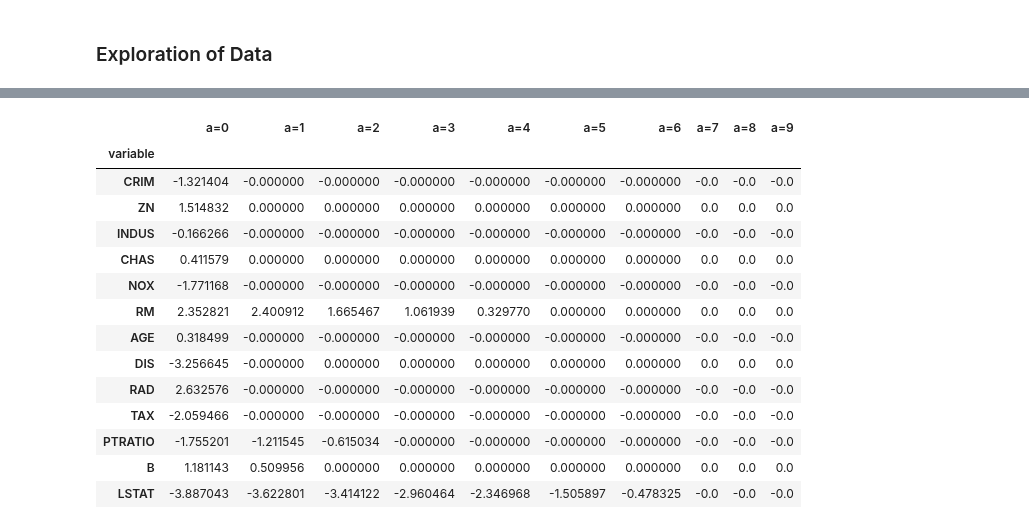
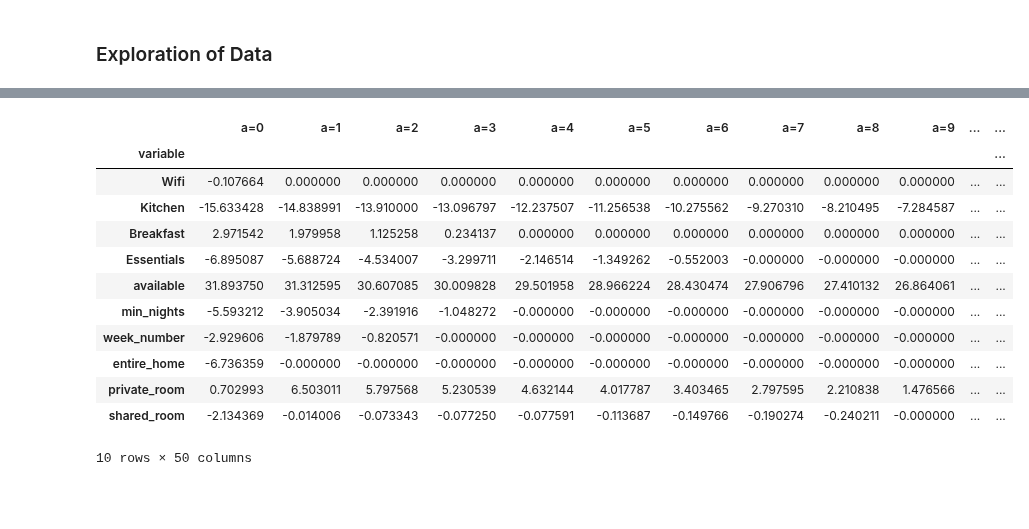
Before and after one commit to bradipo89/Supervised_Machine_Learning_Lessons, a Jupyter notebook: Linear_Models_Lasso.ipynb, the cells around one changed output, grey strips where cells are left out. Cells and saved outputs as stored; diff of their text form; code cells hidden in the pictures; blank space fills up the shorter version.

```diff
--- a/Linear_Models_Lasso.ipynb
+++ b/Linear_Models_Lasso.ipynb
@@ -242,3 +136,5 @@ df.head()
+# %%
+df=pd.read_csv('data/dataset_paris.csv')
 # %%
 df.shape
 # %% [output]
@@ -248,3 +154,5 @@ df.shape
+# %%
+scaler = StandardScaler()
 # %%
 X_train, X_test, y_train, y_test = train_test_split(
-    df.drop('PRICE',axis=1), df.PRICE, test_size=0.3, random_state=10)
+    scaler.fit_transform(df.drop('local_price',axis=1)), df.local_price, shuffle=True, train_size=0.8, random_state=42)
@@ -277,0 +159,26 @@ ax.grid(True)
+# %%
+MSE_train=[]
+MSE_test=[]
+r2=[]
+complexity=[]
+
+for a in range(0,50,1):
+    model=Lasso(alpha=a)
+    model.fit(X_train,y_train)
+    MSE_test.append(mean_squared_error(y_test, model.predict(X_test)))
+    MSE_train.append(mean_squared_error(y_train, model.predict(X_train)))
+    r2.append(r2_score(y_test, model.predict(X_test)))
+    complexity.append(a)
+
+fig, axs = plt.subplots(3,1,sharey=False,sharex=False,figsize=(10,10))
+
+
+axs[2].set_xlabel("$\longrightarrow $ Complexity")
+
+axs[0].set_ylabel('Train MSE')
+axs[1].set_ylabel('Test MSE')
+axs[2].set_ylabel('Test r2 score')
+
+axs[0].plot(complexity[:400], MSE_train[:400], '+')
+axs[1].plot(complexity[:400], MSE_test[:400],  '+')
+axs[2].plot(complexity[:400], r2[:400],  '+')
@@ -278,31 +188,29 @@ ax.grid(True)
 # %%
 # initialize
 lasso_reg = Lasso(alpha=0)
 lasso_reg.fit(X_train, y_train)
-lasso_df = pd.DataFrame({'variable': house_price.feature_names})
+lasso_df = pd.DataFrame({'variable': df.drop('local_price',axis=1).columns})
 
-alphas = np.arange(0, 10, 1)
+alphas = np.arange(0, 50, 1)
 
 for alpha in alphas:
     lasso_reg = Lasso(alpha=alpha)
     lasso_reg.fit(X_train, y_train)
     lasso_df['a='+str(alpha)] = lasso_reg.coef_
 lasso_df.set_index('variable',inplace=True)
-lasso_df
+lasso_df.tail(10)
 # %% [output]
-|  | a=0 | a=1 | a=2 | a=3 | a=4 | a=5 | a=6 | a=7 | a=8 | a=9 |
-| variable |  |  |  |  |  |  |  |  |  |  |
-| CRIM | -1.321404 | -0.000000 | -0.000000 | -0.000000 | -0.000000 | -0.000000 | -0.000000 | -0.0 | -0.0 | -0.0 |
-| ZN | 1.514832 | 0.000000 | 0.000000 | 0.000000 | 0.000000 | 0.000000 | 0.000000 | 0.0 | 0.0 | 0.0 |
-| INDUS | -0.166266 | -0.000000 | -0.000000 | -0.000000 | -0.000000 | -0.000000 | -0.000000 | -0.0 | -0.0 | -0.0 |
-| CHAS | 0.411579 | 0.000000 | 0.000000 | 0.000000 | 0.000000 | 0.000000 | 0.000000 | 0.0 | 0.0 | 0.0 |
-| NOX | -1.771168 | -0.000000 | -0.000000 | -0.000000 | -0.000000 | -0.000000 | -0.000000 | -0.0 | -0.0 | -0.0 |
-| RM | 2.352821 | 2.400912 | 1.665467 | 1.061939 | 0.329770 | 0.000000 | 0.000000 | 0.0 | 0.0 | 0.0 |
-| AGE | 0.318499 | -0.000000 | -0.000000 | -0.000000 | -0.000000 | -0.000000 | -0.000000 | -0.0 | -0.0 | -0.0 |
-| DIS | -3.256645 | -0.000000 | 0.000000 | 0.000000 | 0.000000 | 0.000000 | 0.000000 | 0.0 | 0.0 | 0.0 |
-| RAD | 2.632576 | -0.000000 | -0.000000 | -0.000000 | -0.000000 | -0.000000 | -0.000000 | -0.0 | -0.0 | -0.0 |
-| TAX | -2.059466 | -0.000000 | -0.000000 | -0.000000 | -0.000000 | -0.000000 | -0.000000 | -0.0 | -0.0 | -0.0 |
-| PTRATIO | -1.755201 | -1.211545 | -0.615034 | -0.000000 | -0.000000 | -0.000000 | -0.000000 | -0.0 | -0.0 | -0.0 |
-| B | 1.181143 | 0.509956 | 0.000000 | 0.000000 | 0.000000 | 0.000000 | 0.000000 | 0.0 | 0.0 | 0.0 |
-| LSTAT | -3.887043 | -3.622801 | -3.414122 | -2.960464 | -2.346968 | -1.505897 | -0.478325 | -0.0 | -0.0 | -0.0 |
+|  | a=0 | a=1 | a=2 | a=3 | a=4 | a=5 | a=6 | a=7 | a=8 | a=9 | ... | ... |
+| variable |  |  |  |  |  |  |  |  |  |  |  | ... |
+| Wifi | -0.107664 | 0.000000 | 0.000000 | 0.000000 | 0.000000 | 0.000000 | 0.000000 | 0.000000 | 0.000000 | 0.000000 | ... | ... |
+| Kitchen | -15.633428 | -14.838991 | -13.910000 | -13.096797 | -12.237507 | -11.256538 | -10.275562 | -9.270310 | -8.210495 | -7.284587 | ... | ... |
+| Breakfast | 2.971542 | 1.979958 | 1.125258 | 0.234137 | 0.000000 | 0.000000 | 0.000000 | 0.000000 | 0.000000 | 0.000000 | ... | ... |
+| Essentials | -6.895087 | -5.688724 | -4.534007 | -3.299711 | -2.146514 | -1.349262 | -0.552003 | -0.000000 | -0.000000 | -0.000000 | ... | ... |
+| available | 31.893750 | 31.312595 | 30.607085 | 30.009828 | 29.501958 | 28.966224 | 28.430474 | 27.906796 | 27.410132 | 26.864061 | ... | ... |
+| min_nights | -5.593212 | -3.905034 | -2.391916 | -1.048272 | -0.000000 | -0.000000 | -0.000000 | -0.000000 | -0.000000 | -0.000000 | ... | ... |
+| week_number | -2.929606 | -1.879789 | -0.820571 | -0.000000 | -0.000000 | -0.000000 | -0.000000 | -0.000000 | -0.000000 | -0.000000 | ... | ... |
+| entire_home | -6.736359 | -0.000000 | -0.000000 | -0.000000 | -0.000000 | -0.000000 | -0.000000 | -0.000000 | -0.000000 | -0.000000 | ... | ... |
+| private_room | 0.702993 | 6.503011 | 5.797568 | 5.230539 | 4.632144 | 4.017787 | 3.403465 | 2.797595 | 2.210838 | 1.476566 | ... | ... |
+| shared_room | -2.134369 | -0.014006 | -0.073343 | -0.077250 | -0.077591 | -0.113687 | -0.149766 | -0.190274 | -0.240211 | -0.000000 | ... | ... |
+10 rows × 50 columns
 # %%
```
Also changed, not shown: parts of 55 cells of this notebook, 3 other files.
